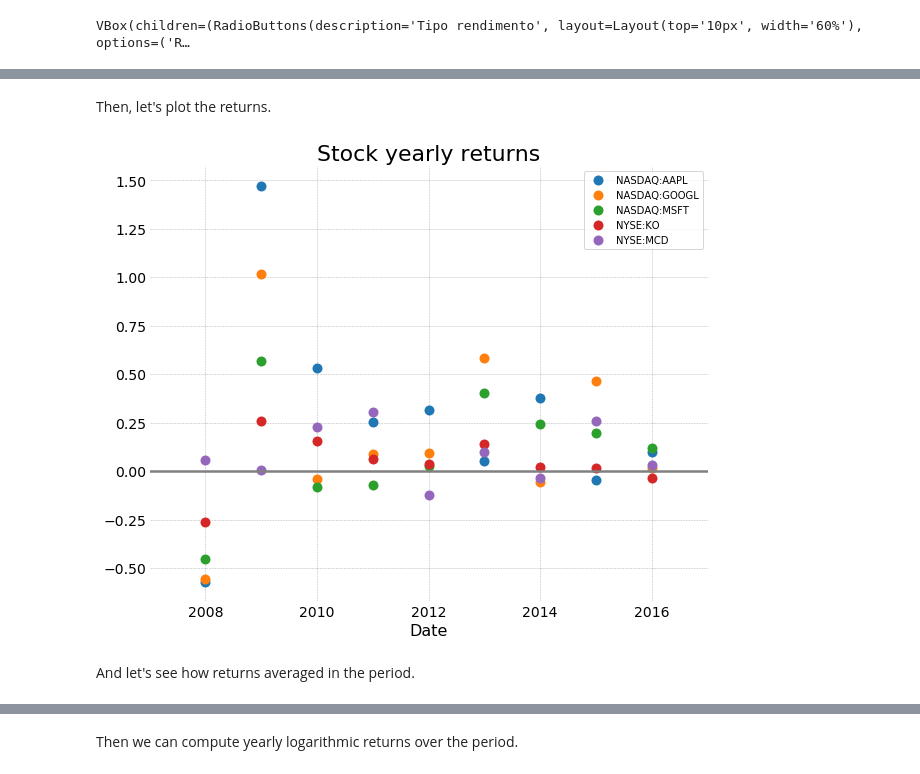
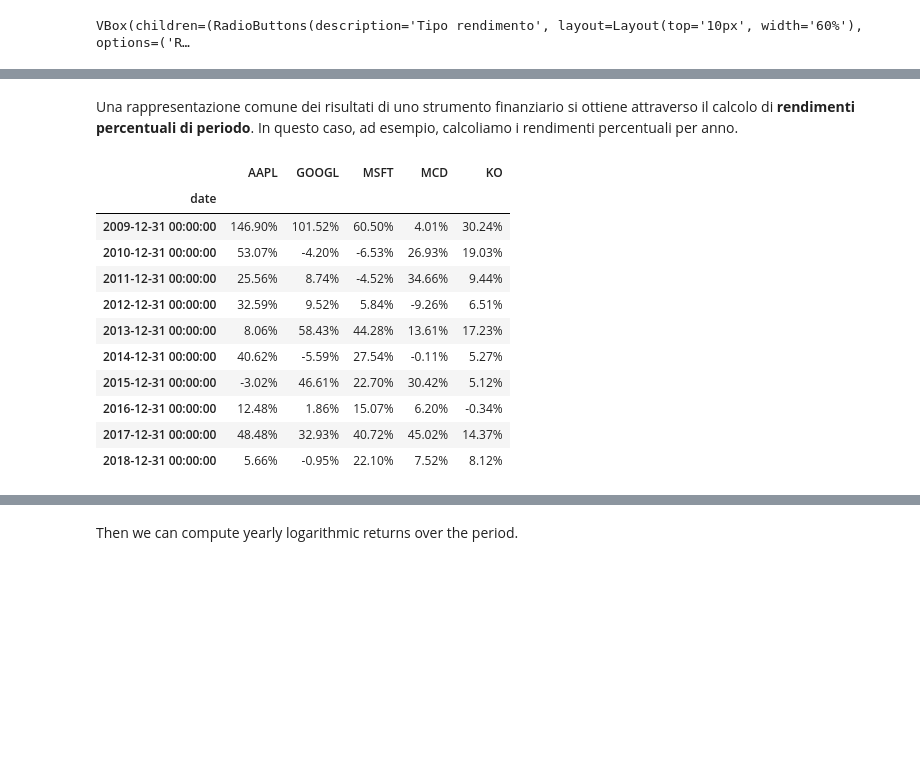
Before and after one commit to marcobonifacio/finance-notebooks, a Jupyter notebook: 1 - Prezzi e rendimenti.ipynb, the cells around one changed output, grey strips where cells are left out. Drawn from its saved outputs; the diff is of its cells as text; code cells hidden in the pictures; blank space fills up the shorter version.

```diff
--- a/1 - Prezzi e rendimenti.ipynb
+++ b/1 - Prezzi e rendimenti.ipynb
@@ -207,10 +190,19 @@ yearly_returns
-# %% [markdown]
-Then, let's plot the returns.
-# %%
-ax = yearly_returns.plot(figsize=(10, 8), title='Stock yearly returns', ls='', marker='o');
-ax.set_xlim(ax.get_xlim()[0], ax.get_xlim()[1] + 1)
-ax.axhline(0, color='gray');
-# %% [output]
-[figure, removed]
-# %% [markdown]
-And let's see how returns averaged in the period.
+# %% [markdown]
+Una rappresentazione comune dei risultati di uno strumento finanziario si ottiene attraverso il calcolo di **rendimenti percentuali di periodo**. In questo caso, ad esempio, calcoliamo i rendimenti percentuali per anno.
+# %%
+# pandas ha una funzione - pct_change() - che calcola le variazioni percentuali secondo la formula dei rendimenti assoluti
+yearly_returns = prices.resample('A').last().pct_change().iloc[1:, :]
+yearly_returns.style.format('{:.2%}')
+# %% [output]
+|  | AAPL | GOOGL | MSFT | MCD | KO |
+| date |  |  |  |  |  |
+| 2009-12-31 00:00:00 | 146.90% | 101.52% | 60.50% | 4.01% | 30.24% |
+| 2010-12-31 00:00:00 | 53.07% | -4.20% | -6.53% | 26.93% | 19.03% |
+| 2011-12-31 00:00:00 | 25.56% | 8.74% | -4.52% | 34.66% | 9.44% |
+| 2012-12-31 00:00:00 | 32.59% | 9.52% | 5.84% | -9.26% | 6.51% |
+| 2013-12-31 00:00:00 | 8.06% | 58.43% | 44.28% | 13.61% | 17.23% |
+| 2014-12-31 00:00:00 | 40.62% | -5.59% | 27.54% | -0.11% | 5.27% |
+| 2015-12-31 00:00:00 | -3.02% | 46.61% | 22.70% | 30.42% | 5.12% |
+| 2016-12-31 00:00:00 | 12.48% | 1.86% | 15.07% | 6.20% | -0.34% |
+| 2017-12-31 00:00:00 | 48.48% | 32.93% | 40.72% | 45.02% | 14.37% |
+| 2018-12-31 00:00:00 | 5.66% | -0.95% | 22.10% | 7.52% | 8.12% |
```
Also changed, not shown: parts of 8 cells of this notebook.
